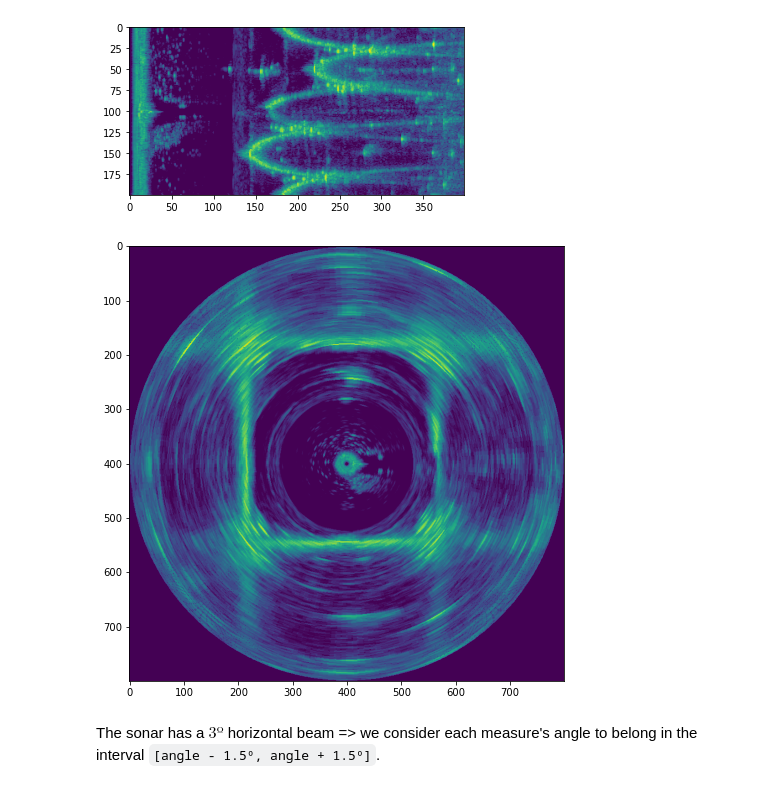
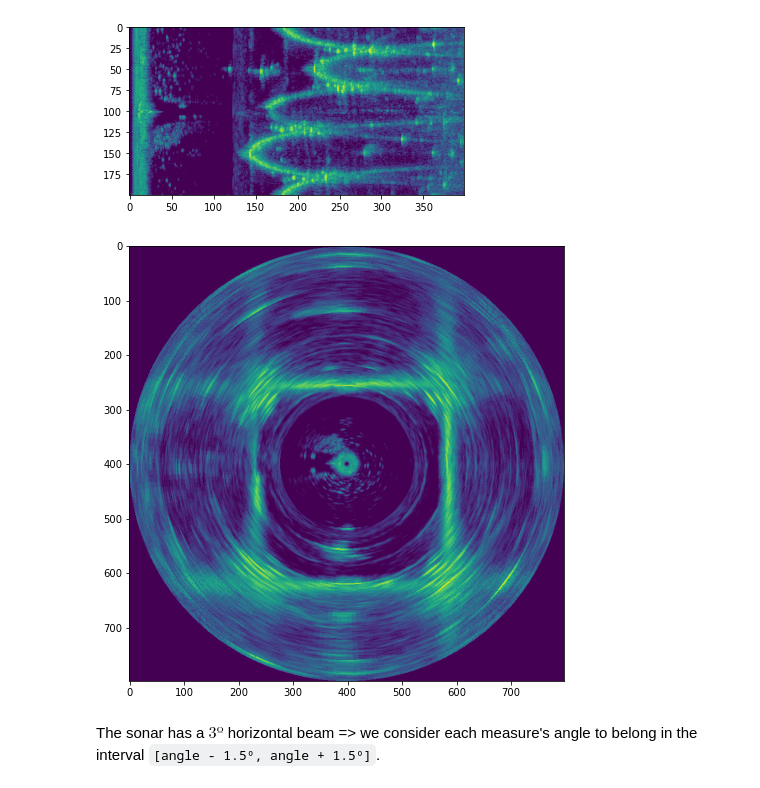
Before and after one commit to JoaoCostaIFG/slam, a Jupyter notebook: preproc.ipynb, the cells around one changed output. Saved outputs shown, nothing was run; the diff lists cells and outputs as text; code cells hidden in the pictures.

```diff
--- a/preproc.ipynb
+++ b/preproc.ipynb
@@ -128,41 +128,41 @@ genPolarImg(first_scan)
 # %% [output]
 [figure]
 # %%
-from math import radians, cos, sin
+from math import radians, cos, sin, ceil
 
 def genCartImg(scan, outfile="cartesian.png"):
-    s = 800
+    s = ceil(len(first_scan.iloc[0]["intensities"])) * 2
     img_pre = [[(0, 0) for _ in range(s)] for _ in range(s)]
     x0 = s//2
     y0 = s//2
 
     # we need to keep count of the number of times a pixel is affected
     # and then get the mean of the values
     for index, scanrow in scan.iterrows():
         base_angle = scanrow["angle"]
         for angle in np.arange(base_angle - 1.5, base_angle + 1.6, 0.1):
-            angle = radians(angle)
+            angle = radians(angle + 180)
             for i, intensity in enumerate(scanrow["intensities"]):
                 x = x0 + round(i * cos(angle))
                 y = y0 + round(i * sin(angle))
                 pixel_info = img_pre[y][x]
                 img_pre[y][x] = (pixel_info[0]+intensity, pixel_info[1]+1)
 
     img = [[0 for _ in range(s)] for _ in range(s)]
     for y in range(s):
         for x in range(s):
             pixel_info = img_pre[y][x]
             if pixel_info[1] != 0: # we only care about updated pixels
                 img[y][x] = round(pixel_info[0] / pixel_info[1])
 
     with open(outfile, "wb+") as f:
         w = png.Writer(s, s, greyscale=True)
         w.write(f, img)
     plt.figure(figsize=(8.0, 8.0))
     plt.imshow(mpimg.imread(outfile));
 
 genCartImg(first_scan)
 # %% [output]
-[figure, old version]
+[figure, new version]
 # %% [markdown]
 The sonar has a $3º$ horizontal beam => we consider each measure's angle to belong in the interval `[angle - 1.5º, angle + 1.5º]`.
```
Also changed, not shown: parts of 1 cell of this notebook, 1 other file.
